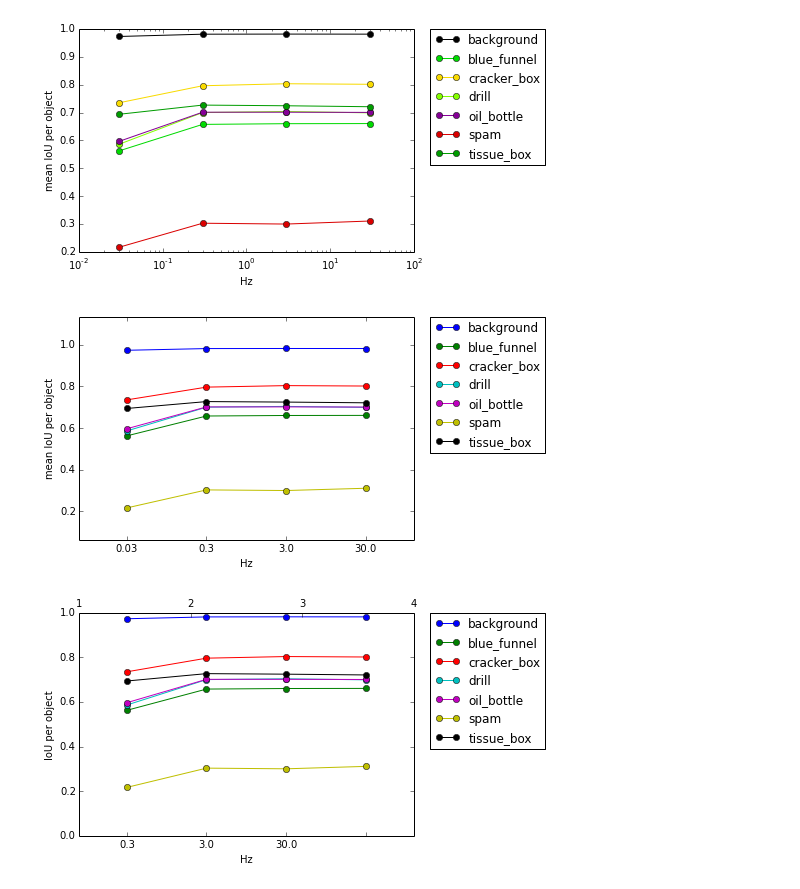
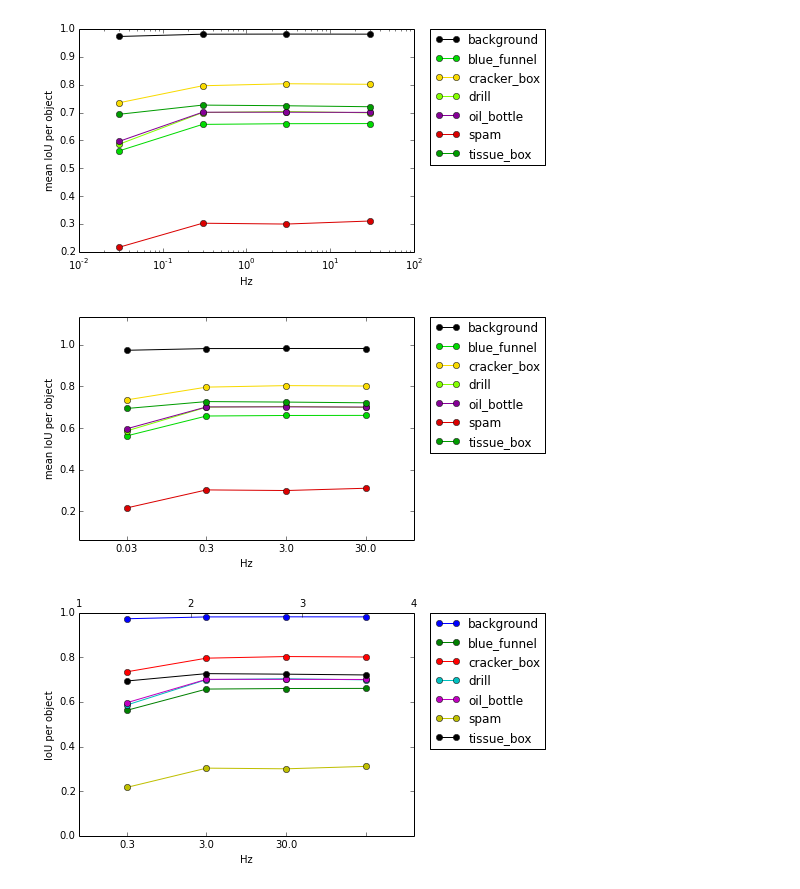
Before and after one commit to RobotLocomotion/spartan, a Jupyter notebook: src/CorlDev/experiments/hz_experiment_figures.ipynb, the cells around one changed output. Cells and saved outputs as stored; diff of their text form; code cells hidden in the pictures.

Commit message:
more figure work

```diff
--- a/src/CorlDev/experiments/hz_experiment_figures.ipynb
+++ b/src/CorlDev/experiments/hz_experiment_figures.ipynb
@@ -65,20 +65,20 @@ plt.show()
 # %%
 my_x_axis = [1, 2, 3, 4]
 
 for object_name, val in sorted(ious_by_label.iteritems()):
-    plt.plot(my_x_axis, val, 'o-', label=object_name)
+    plt.plot(my_x_axis, val, 'o-', color=object_colors[object_name_to_label[object_name]][:3], label=object_name)
     #plt.errorbar(x_axis, val, std_by_label[object_name])
 
 labels = ["0.03", "0.3", "3.0", "30.0"]
 labels_top = [4, 40, 400, 4000]
 plt.xticks(my_x_axis, labels)
 plt.xlabel("Hz")
 plt.ylabel("mean IoU per object")
 plt.margins(0.2)
 plt.legend(bbox_to_anchor=(1.05, 1), loc=2, borderaxespad=0.)
 plt.show()
 # %% [output]
-[figure, old version]
+[figure, new version]
 # %%
 import numpy as np
 
```
Also changed, not shown: 2 other files.
